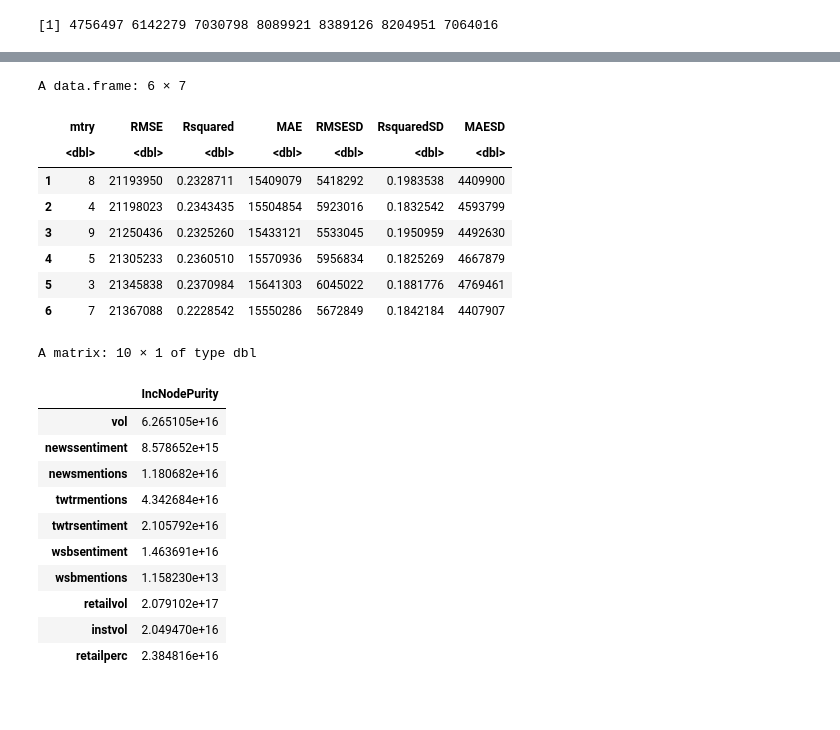
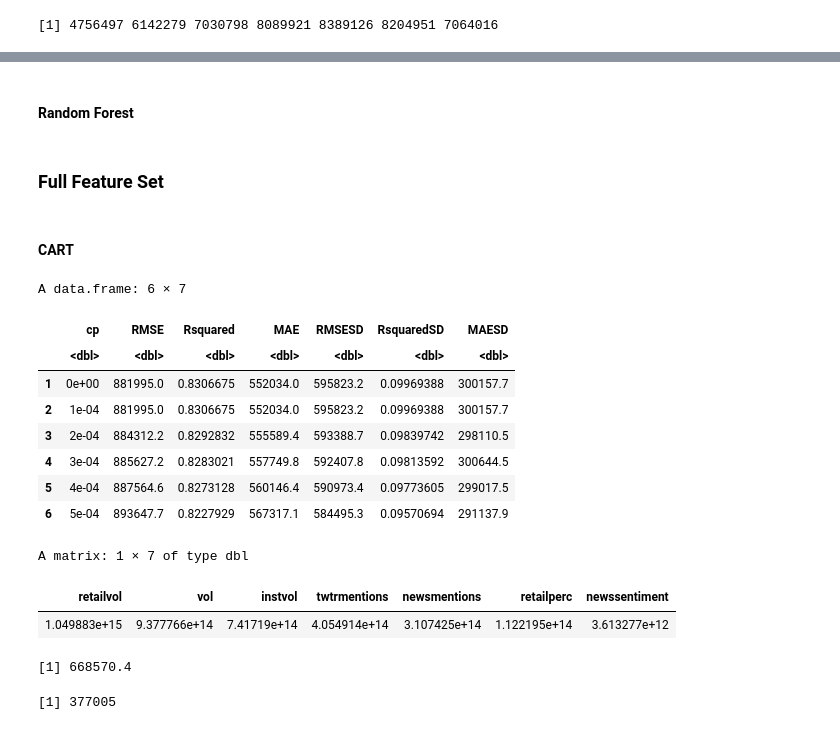
Before and after one commit to limshaocong/analyticsEdge, a Jupyter notebook: FAANG_Volume_Prediction_caa 23Nov21.ipynb, the cells around one changed output, grey strips where cells are left out. Drawn from its saved outputs; the diff is of its cells as text; code cells hidden in the pictures; blank space fills up the shorter version.

```diff
--- a/FAANG_Volume_Prediction_caa 23Nov21.ipynb
+++ b/FAANG_Volume_Prediction_caa 23Nov21.ipynb
@@ -382,18 +385,0 @@ A matrix: 1 × 8 of type dbl
-# %%
-set.seed(15071)
-
-# Construct a RandomForest
-forest = randomforest()
-
-# mtry = 6 gives the lowest CV RMSE
-forest$results %>% arrange(RMSE) %>% head()
-# %% [output]
-A data.frame: 6 × 7
-|  | mtry | RMSE | Rsquared | MAE | RMSESD | RsquaredSD | MAESD |
-|  | <dbl> | <dbl> | <dbl> | <dbl> | <dbl> | <dbl> | <dbl> |
-| 1 | 8 | 21193950 | 0.2328711 | 15409079 | 5418292 | 0.1983538 | 4409900 |
-| 2 | 4 | 21198023 | 0.2343435 | 15504854 | 5923016 | 0.1832542 | 4593799 |
-| 3 | 9 | 21250436 | 0.2325260 | 15433121 | 5533045 | 0.1950959 | 4492630 |
-| 4 | 5 | 21305233 | 0.2360510 | 15570936 | 5956834 | 0.1825269 | 4667879 |
-| 5 | 3 | 21345838 | 0.2370984 | 15641303 | 6045022 | 0.1881776 | 4769461 |
-| 6 | 7 | 21367088 | 0.2228542 | 15550286 | 5672849 | 0.1842184 | 4407907 |
@@ -400,15 +390,43 @@ A data.frame: 6 × 7
+# %% [markdown]
+#### Random Forest
+# %% [markdown]
+### **Full Feature Set**
+# %% [markdown]
+#### CART
+# %%
+# Construct a CART tree
+# All features (3:39)
+
+trainX = train %>% filter(ticker == tick) %>% select(c(3:39))
+trainY = train %>% filter(ticker == tick) %>% select(c(40)) %>% pull()
+
+testX = test %>% filter(ticker == tick) %>% select(c(3:39))
+testY = test %>% filter(ticker == tick) %>% select(c(40)) %>% pull()
+
+tree = cart()
+
+# cp= 0.0007 gives the lowest CV RMSE
+tree$results %>% arrange(RMSE) %>% head()
+# %% [output]
+A data.frame: 6 × 7
+|  | cp | RMSE | Rsquared | MAE | RMSESD | RsquaredSD | MAESD |
+|  | <dbl> | <dbl> | <dbl> | <dbl> | <dbl> | <dbl> | <dbl> |
+| 1 | 0e+00 | 881995.0 | 0.8306675 | 552034.0 | 595823.2 | 0.09969388 | 300157.7 |
+| 2 | 1e-04 | 881995.0 | 0.8306675 | 552034.0 | 595823.2 | 0.09969388 | 300157.7 |
+| 3 | 2e-04 | 884312.2 | 0.8292832 | 555589.4 | 593388.7 | 0.09839742 | 298110.5 |
+| 4 | 3e-04 | 885627.2 | 0.8283021 | 557749.8 | 592407.8 | 0.09813592 | 300644.5 |
+| 5 | 4e-04 | 887564.6 | 0.8273128 | 560146.4 | 590973.4 | 0.09773605 | 299017.5 |
+| 6 | 5e-04 | 893647.7 | 0.8227929 | 567317.1 | 584495.3 | 0.09570694 | 291137.9 |
 # %%
-rbind(forest$finalModel$importance)
+rbind(tree$finalModel$variable.importance)
 # %% [output]
-A matrix: 10 × 1 of type dbl
+A matrix: 1 × 7 of type dbl
-|  | IncNodePurity |
-| vol | 6.265105e+16 |
-| newssentiment | 8.578652e+15 |
-| newsmentions | 1.180682e+16 |
-| twtrmentions | 4.342684e+16 |
-| twtrsentiment | 2.105792e+16 |
-| wsbsentiment | 1.463691e+16 |
-| wsbmentions | 1.158230e+13 |
-| retailvol | 2.079102e+17 |
-| instvol | 2.049470e+16 |
-| retailperc | 2.384816e+16 |
+| retailvol | vol | instvol | twtrmentions | newsmentions | retailperc | newssentiment |
+| 1.049883e+15 | 9.377766e+14 | 7.41719e+14 | 4.054914e+14 | 3.107425e+14 | 1.122195e+14 | 3.613277e+12 |
+# %%
+pred = predict(tree$finalModel, newdata = testX)
+rmse(testY, pred)
+mae(testY, pred)
+# %% [output]
+[1] 668570.4
+[1] 377005
```
Also changed, not shown: parts of 19 cells of this notebook.
